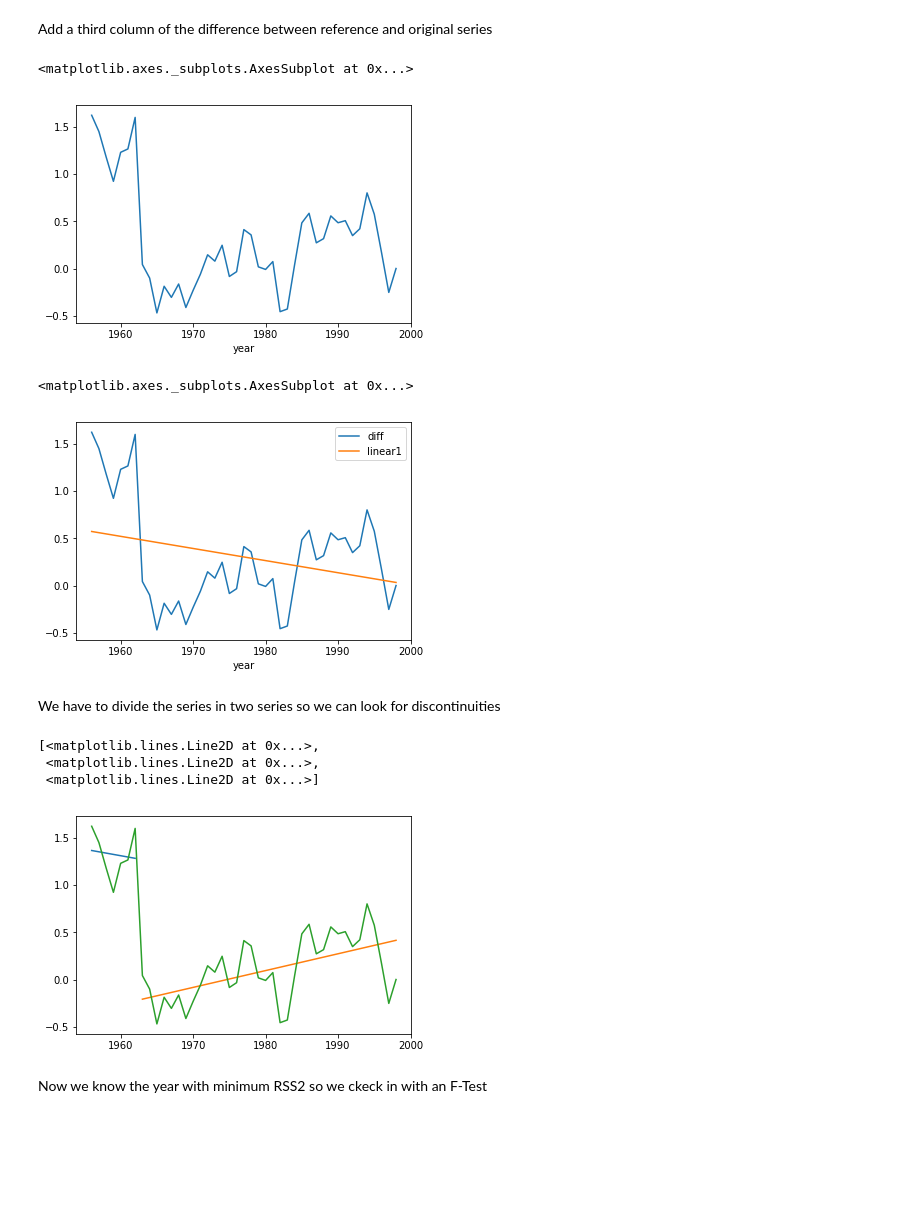
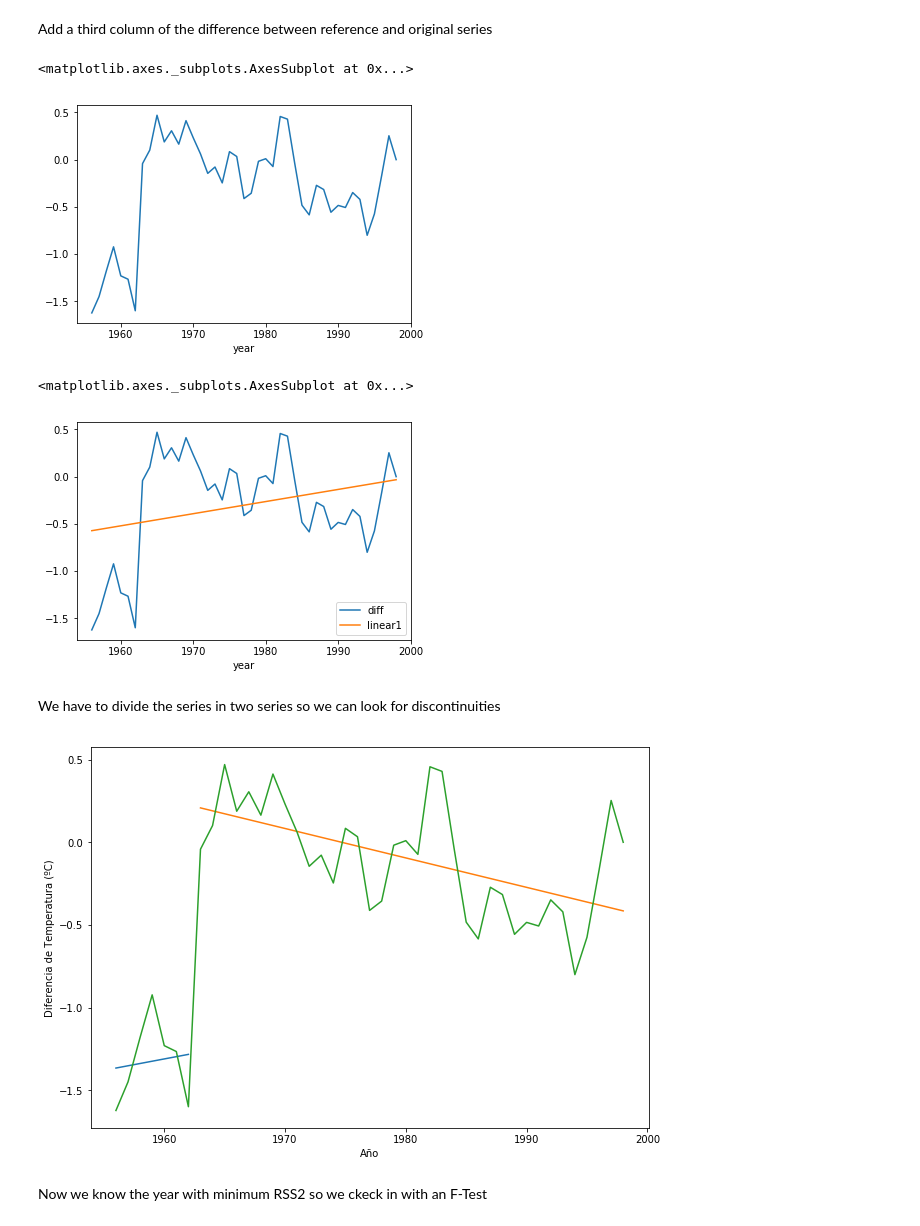
Before and after one commit to sgzFalcon/projects, a Jupyter notebook: climateAnalysis/main.ipynb, the cells around one changed output. Cells and saved outputs as stored; diff of their text form; code cells hidden in the pictures; blank space fills up the shorter version.

```diff
--- a/climateAnalysis/main.ipynb
+++ b/climateAnalysis/main.ipynb
@@ -116,11 +127,11 @@ OriRefDF.plot.line(ylim=(4,12))
 # %% [markdown]
 Add a third column of the difference between reference and original series
 # %%
-OriRefDF['diff']=OriRefDF['Reference'] - OriRefDF['Original']
+OriRefDF['diff']=OriRefDF['Original'] - OriRefDF['Reference']
 OriRefDF['diff'].plot.line()
 # %% [output]
 <matplotlib.axes._subplots.AxesSubplot at 0x...>
-[figure, old version]
+[figure, new version]
 # %%
 coef1, RSS1, _, _, _ = np.polyfit(OriRefDF.index,OriRefDF['diff'],1,full=True)
 linear_reg1 = np.poly1d(coef1)
@@ -131,33 +142,34 @@ for index in OriRefDF.index:
 OriRefDF[['diff','linear1']].plot.line()
 # %% [output]
 <matplotlib.axes._subplots.AxesSubplot at 0x...>
-[figure, old version]
+[figure, new version]
 # %% [markdown]
 We have to divide the series in two series so we can look for discontinuities
 # %%
 OriRefDF['RSS2'] = RSS1
-for point in range(5,37):
+for point in range(5,len(OriRefDF['diff'])-5):
     sub1 = OriRefDF['diff'].iloc[:point]
     sub2 = OriRefDF['diff'].iloc[point:]
     subcoef1, RSSs1,_,_,_ = np.polyfit(OriRefDF.index[:point],sub1,1,full=True)
     #sublinear_reg1 = np.poly1d(subcoef1)
     subcoef2, RSSs2,_,_,_ = np.polyfit(OriRefDF.index[point:],sub2,1,full=True)
     #sublinear_reg1 = np.poly1d(subcoef2)
     OriRefDF['RSS2'].iloc[point] = RSSs1[0] + RSSs2[0]
 point = OriRefDF.index.get_loc(OriRefDF['RSS2'].idxmin())
 RSS2 = OriRefDF['RSS2'].min()
 subyear1 = OriRefDF.index[:point]
 subyear2 = OriRefDF.index[point:]
 subcoef1 = np.polyfit(subyear1,OriRefDF['diff'].iloc[:point],1)
 subcoef2 = np.polyfit(subyear2,OriRefDF['diff'].iloc[point:],1)
 sublinear_reg1 = np.poly1d(subcoef1)
 sublinear_reg2 = np.poly1d(subcoef2)
+plt.figure(figsize=(10,7))
 plt.plot(subyear1,sublinear_reg1(subyear1),subyear2, sublinear_reg2(subyear2), OriRefDF.index, OriRefDF['diff'])
+plt.xlabel('Año')
+plt.ylabel('Diferencia de Temperatura (ºC)')
+plt.savefig('2030pendientes1.png')
 # %% [output]
-[<matplotlib.lines.Line2D at 0x...>,
- <matplotlib.lines.Line2D at 0x...>,
- <matplotlib.lines.Line2D at 0x...>]
-[figure, old version]
+[figure, new version]
 # %% [markdown]
 Now we know the year with minimum RSS2 so we ckeck in with an F-Test
 # %%
```
Also changed, not shown: parts of 11 cells of this notebook, 1 other file.
